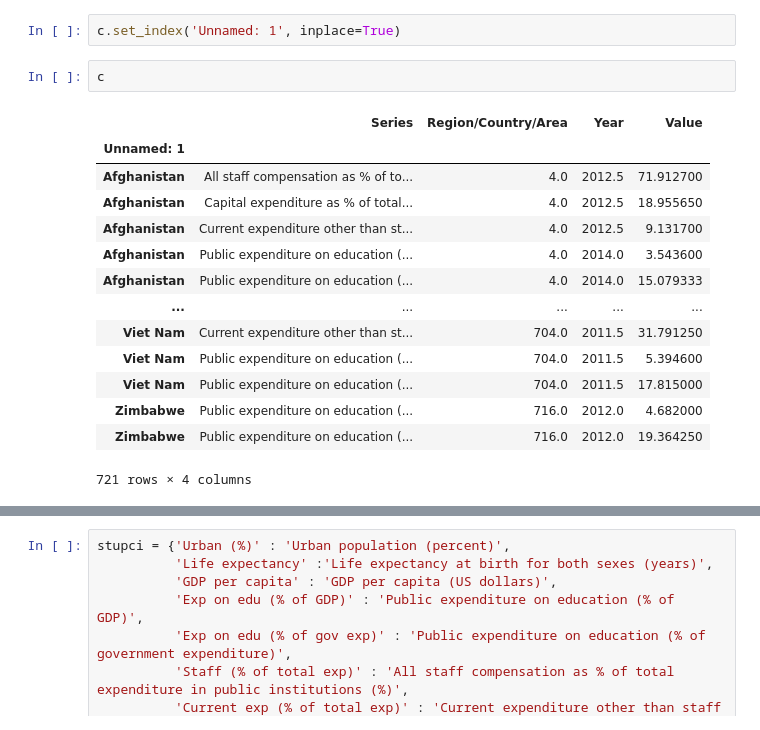
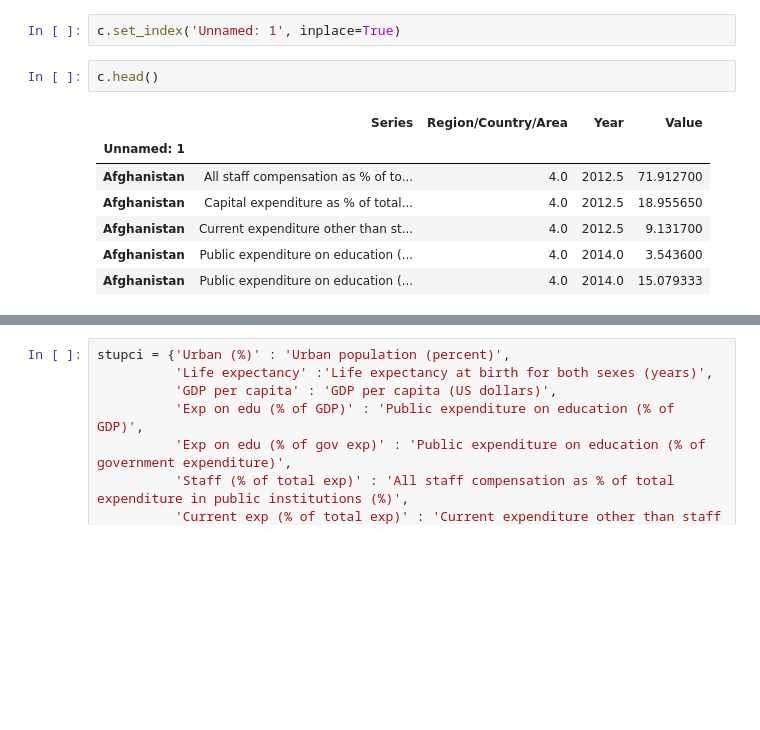
Before and after one commit to nikjals/1-esej, a Jupyter notebook: Esej.ipynb, the cells around one changed output, grey strips where cells are left out. Saved outputs shown, nothing was run; the diff lists cells and outputs as text; blank space fills up the shorter version.

```diff
--- a/Esej.ipynb
+++ b/Esej.ipynb
@@ -161,19 +109,12 @@ array(['All staff compensation as % of total expenditure in public institutions
 # %%
 c.set_index('Unnamed: 1', inplace=True)
 # %%
-c
+c.head()
 # %% [output]
 |  | Series | Region/Country/Area | Year | Value |
 | Unnamed: 1 |  |  |  |  |
 | Afghanistan | All staff compensation as % of to... | 4.0 | 2012.5 | 71.912700 |
 | Afghanistan | Capital expenditure as % of total... | 4.0 | 2012.5 | 18.955650 |
 | Afghanistan | Current expenditure other than st... | 4.0 | 2012.5 | 9.131700 |
 | Afghanistan | Public expenditure on education (... | 4.0 | 2014.0 | 3.543600 |
 | Afghanistan | Public expenditure on education (... | 4.0 | 2014.0 | 15.079333 |
-| ... | ... | ... | ... | ... |
-| Viet Nam | Current expenditure other than st... | 704.0 | 2011.5 | 31.791250 |
-| Viet Nam | Public expenditure on education (... | 704.0 | 2011.5 | 5.394600 |
-| Viet Nam | Public expenditure on education (... | 704.0 | 2011.5 | 17.815000 |
-| Zimbabwe | Public expenditure on education (... | 716.0 | 2012.0 | 4.682000 |
-| Zimbabwe | Public expenditure on education (... | 716.0 | 2012.0 | 19.364250 |
-721 rows × 4 columns
```
Also changed, not shown: parts of 47 cells of this notebook, 1 other file.
